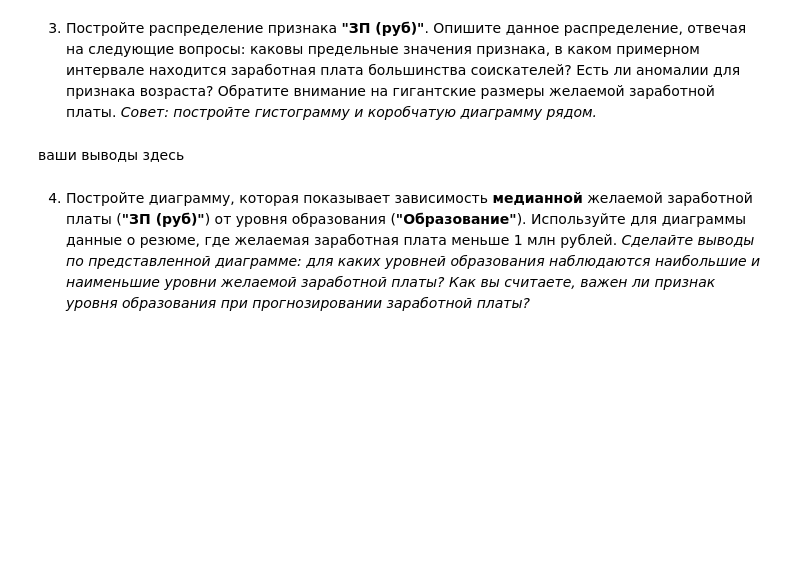
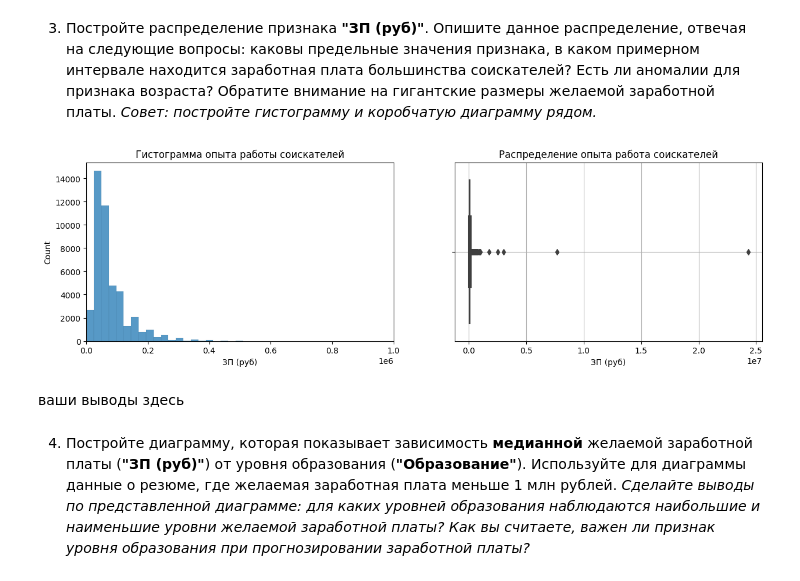
Before and after one commit to merrysam/Study, a Jupyter notebook: Project_1/Project-1._Ноутбук-шаблон.ipynb, the cells around one changed output. Drawn from its saved outputs; the diff is of its cells as text; code cells hidden in the pictures; blank space fills up the shorter version.

```diff
--- a/Project_1/Project-1._Ноутбук-шаблон.ipynb
+++ b/Project_1/Project-1._Ноутбук-шаблон.ipynb
@@ -394,6 +414,24 @@ memory usage: 4.3+ MB
 *Совет: постройте гистограмму и коробчатую диаграмму рядом.*
 # %%
 # ваш код здесь
+fig, axes = plt.subplots(nrows=1, ncols=2, figsize=(15, 4))
+histplot = sns.histplot(
+    data=data,
+    x='ЗП (руб)',
+    ax=axes[0],
+    bins=1000
+)
+histplot.set_title("Гистограмма опыта работы соискателей");
+histplot.set_xlim((0, 1000000))
+boxplot = sns.boxplot(
+    data=data,
+    x='ЗП (руб)',
+    ax=axes[1]
+)
+boxplot.set_title('Распределение опыта работа соискателей');
+boxplot.grid()
+# %% [output]
+[figure, added]
 # %% [markdown]
 ваши выводы здесь
 # %% [markdown]
```
Also changed, not shown: parts of 5 cells of this notebook.
